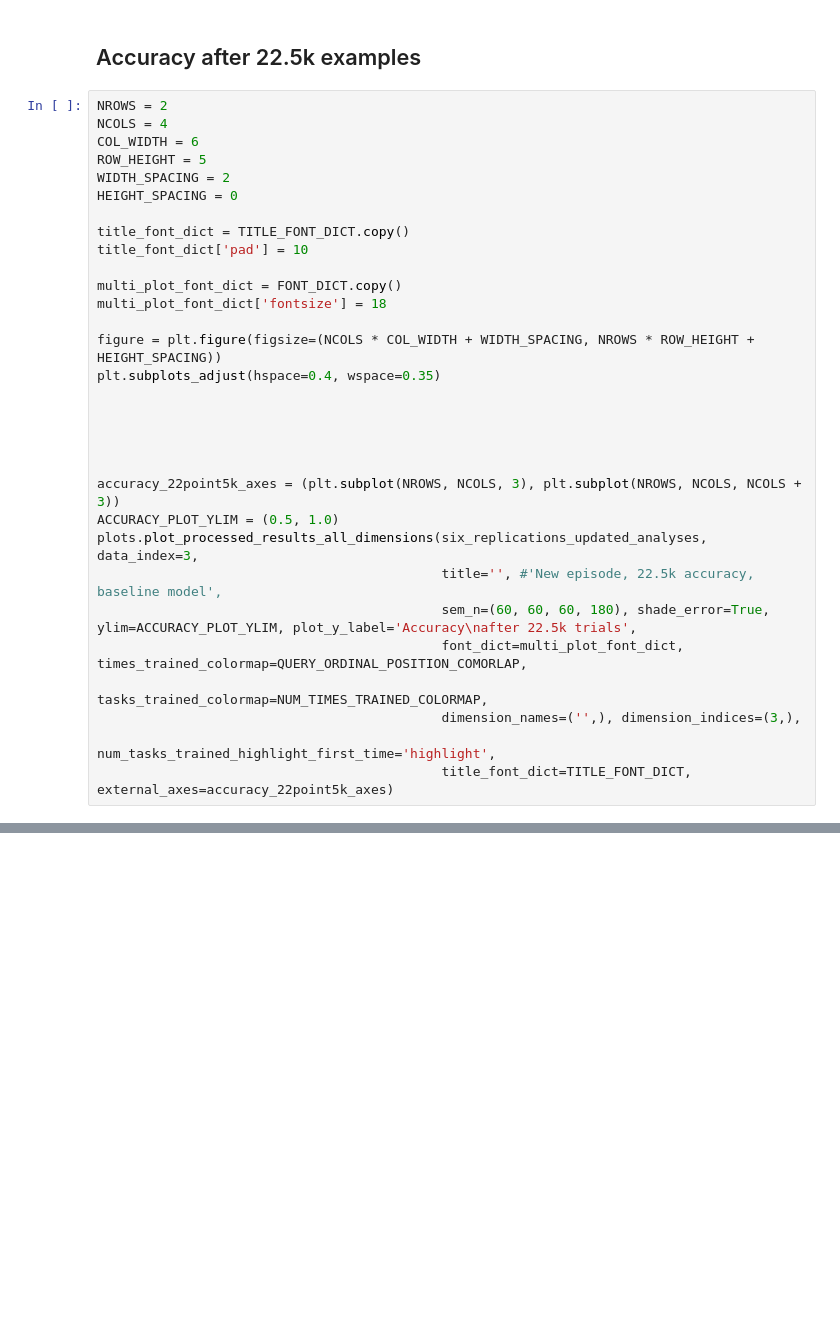
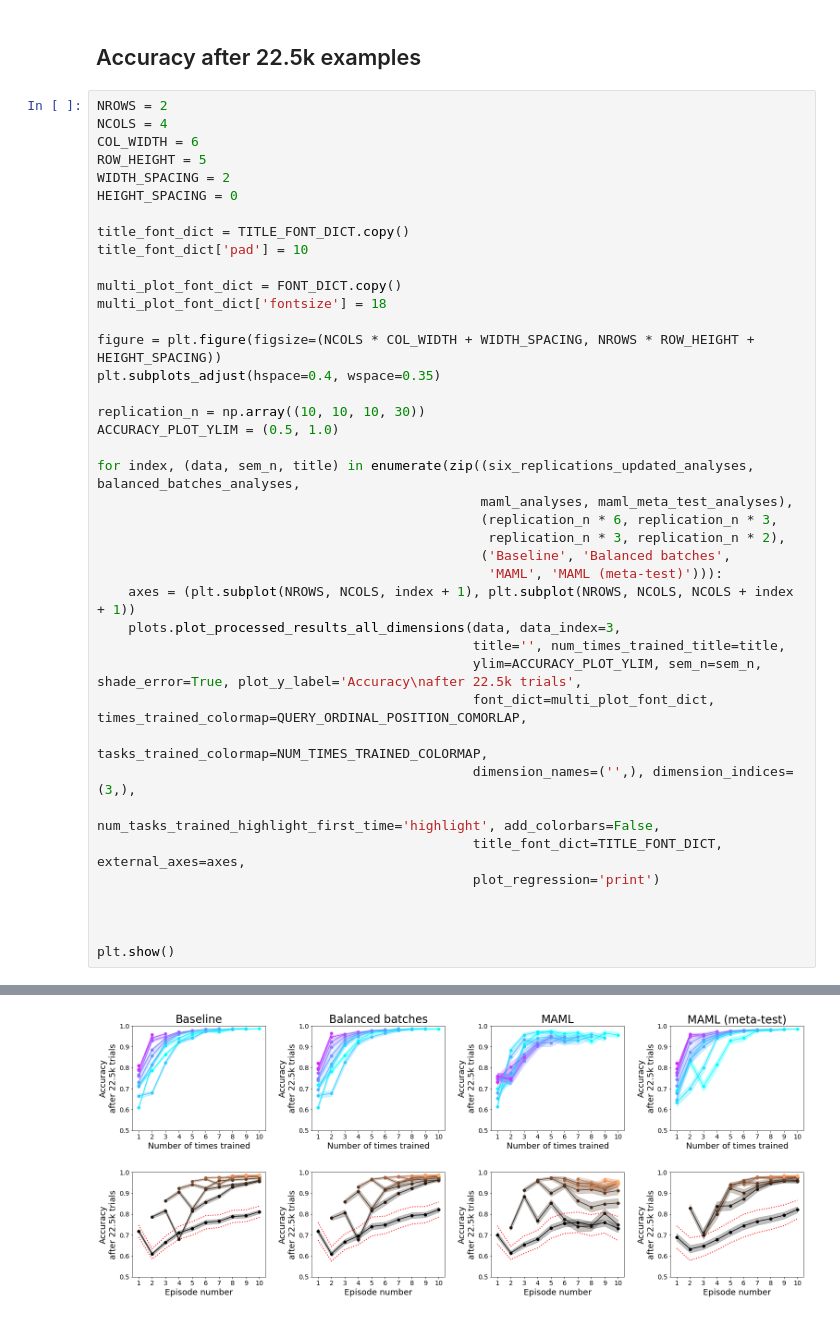
Before and after one commit to guydav/deep-learning-projects, a Jupyter notebook: notebooks/Meta_Learning_MAML_plots.ipynb, the cells around one changed output, grey strips where cells are left out. Drawn from its saved outputs; the diff is of its cells as text; blank space fills up the shorter version.

```diff
--- a/notebooks/Meta_Learning_MAML_plots.ipynb
+++ b/notebooks/Meta_Learning_MAML_plots.ipynb
@@ -169,17 +136,27 @@ multi_plot_font_dict['fontsize'] = 18
 figure = plt.figure(figsize=(NCOLS * COL_WIDTH + WIDTH_SPACING, NROWS * ROW_HEIGHT + HEIGHT_SPACING))
 plt.subplots_adjust(hspace=0.4, wspace=0.35)
 
+replication_n = np.array((10, 10, 10, 30))
+ACCURACY_PLOT_YLIM = (0.5, 1.0)
+
+for index, (data, sem_n, title) in enumerate(zip((six_replications_updated_analyses, balanced_batches_analyses,
+                                                 maml_analyses, maml_meta_test_analyses),
+                                                 (replication_n * 6, replication_n * 3,
+                                                  replication_n * 3, replication_n * 2),
+                                                 ('Baseline', 'Balanced batches',
+                                                  'MAML', 'MAML (meta-test)'))):
+    axes = (plt.subplot(NROWS, NCOLS, index + 1), plt.subplot(NROWS, NCOLS, NCOLS + index + 1))
+    plots.plot_processed_results_all_dimensions(data, data_index=3,
+                                                title='', num_times_trained_title=title,
+                                                ylim=ACCURACY_PLOT_YLIM, sem_n=sem_n, shade_error=True, plot_y_label='Accuracy\nafter 22.5k trials',
+                                                font_dict=multi_plot_font_dict, times_trained_colormap=QUERY_ORDINAL_POSITION_COMORLAP,
+                                                tasks_trained_colormap=NUM_TIMES_TRAINED_COLORMAP,
+                                                dimension_names=('',), dimension_indices=(3,),
+                                                num_tasks_trained_highlight_first_time='highlight', add_colorbars=False,
+                                                title_font_dict=TITLE_FONT_DICT, external_axes=axes,
+                                                plot_regression='print')
 
 
 
-
-accuracy_22point5k_axes = (plt.subplot(NROWS, NCOLS, 3), plt.subplot(NROWS, NCOLS, NCOLS + 3))
-ACCURACY_PLOT_YLIM = (0.5, 1.0)
-plots.plot_processed_results_all_dimensions(six_replications_updated_analyses, data_index=3,
-                                            title='', #'New episode, 22.5k accuracy, baseline model',
-                                            sem_n=(60, 60, 60, 180), shade_error=True, ylim=ACCURACY_PLOT_YLIM, plot_y_label='Accuracy\nafter 22.5k trials',
-                                            font_dict=multi_plot_font_dict, times_trained_colormap=QUERY_ORDINAL_POSITION_COMORLAP,
-                                            tasks_trained_colormap=NUM_TIMES_TRAINED_COLORMAP,
-                                            dimension_names=('',), dimension_indices=(3,),
-                                            num_tasks_trained_highlight_first_time='highlight',
-                                            title_font_dict=TITLE_FONT_DICT, external_axes=accuracy_22point5k_axes)
+plt.show()
+# %% [output]
@@ -185,0 +171 @@ plots.plot_processed_results_all_dimensions(six_replications_updated_analyses, d
+[figure, added]
```
Also changed, not shown: parts of 5 cells of this notebook, 3 other files.
